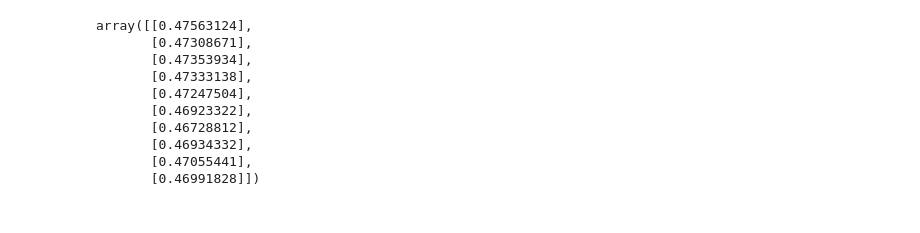
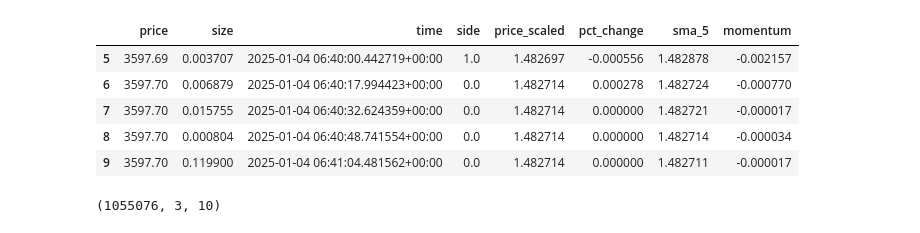
Before and after one commit to mmandelb2201/AITrader, a Jupyter notebook: model/model.ipynb, the cells around one changed output. Drawn from its saved outputs; the diff is of its cells as text; code cells hidden in the pictures.

```diff
--- a/model/model.ipynb
+++ b/model/model.ipynb
@@ -59,13 +88,33 @@ df_trades
 df_trades = df_trades.sort_values('time')
 
 # Scale the 'price' and 'size' column
-scaler = MinMaxScaler(feature_range=(0, 1))
+#scaler = MinMaxScaler(feature_range=(0, 1))
+scaler = RobustScaler()
 df_trades['price_scaled'] = scaler.fit_transform(df_trades[['price']])
-#df_trades['size_scaled'] = scaler.fit_transform(df_trades[['size']])
 
 # Create sequences of data for LSTM
 sequence_length = 10  # Sequence of 10 observations
 forecast_steps = 5  # Predict 5 steps into the future
+# %%
+# Compute percent difference
+df_trades['pct_change'] = df_trades['price'].pct_change() * 100  # Convert to percentage
+
+# Drop the first row since pct_change for first row is NaN
+df_trades = df_trades.dropna(subset=['pct_change']).reset_index(drop=True)
+
+df_trades = df_trades.drop(columns=[col for col in df_trades.columns if col.startswith("Unnamed")])
+# %%
+df_trades['sma_5'] = df_trades['price_scaled'].rolling(window=5).mean()
+df_trades['momentum'] = df_trades['price_scaled'] - df_trades['price_scaled'].shift(5)
+df_trades.dropna(subset=['sma_5', 'momentum'], inplace=True)
+df_trades.head()
+# %% [output]
+|  | price | size | time | side | price_scaled | pct_change | sma_5 | momentum |
+| 5 | 3597.69 | 0.003707 | 2025-01-04 06:40:00.442719+00:00 | 1.0 | 1.482697 | -0.000556 | 1.482878 | -0.002157 |
+| 6 | 3597.70 | 0.006879 | 2025-01-04 06:40:17.994423+00:00 | 0.0 | 1.482714 | 0.000278 | 1.482724 | -0.000770 |
+| 7 | 3597.70 | 0.015755 | 2025-01-04 06:40:32.624359+00:00 | 0.0 | 1.482714 | 0.000000 | 1.482721 | -0.000017 |
+| 8 | 3597.70 | 0.000804 | 2025-01-04 06:40:48.741554+00:00 | 0.0 | 1.482714 | 0.000000 | 1.482714 | -0.000034 |
+| 9 | 3597.70 | 0.119900 | 2025-01-04 06:41:04.481562+00:00 | 0.0 | 1.482714 | 0.000000 | 1.482711 | -0.000017 |
 # %%
 # split data into sequences and X and y
 X = []
@@ -95,19 +146,10 @@ X = X.reshape(X.shape[0], X.shape[1], 1)
 train_size = int(len(X) * 0.8)
 X_train, X_test = X[:train_size], X[train_size:]
 y_train, y_test = y[:train_size], y[train_size:]
-# %%
-X_test[0]
-# %% [output]
-array([[0.47563124],
-       [0.47308671],
-       [0.47353934],
-       [0.47333138],
-       [0.47247504],
-       [0.46923322],
-       [0.46728812],
-       [0.46934332],
-       [0.47055441],
-       [0.46991828]])
+# %%
+X_train.shape
+# %% [output]
+(1055076, 3, 10)
 # %%
 model = Sequential([
     Input(shape=(X_train.shape[1], X_train.shape[2])),
```
Also changed, not shown: parts of 15 cells of this notebook, 14 other files.
